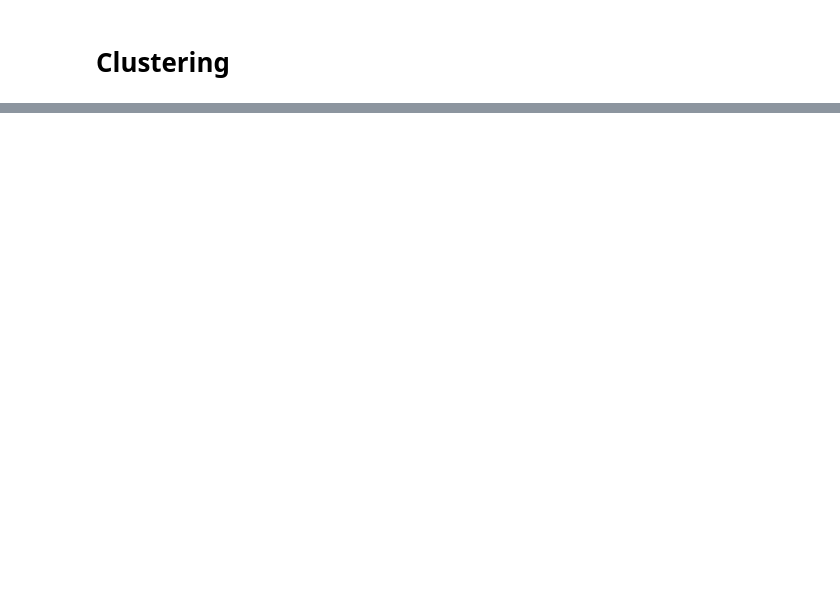
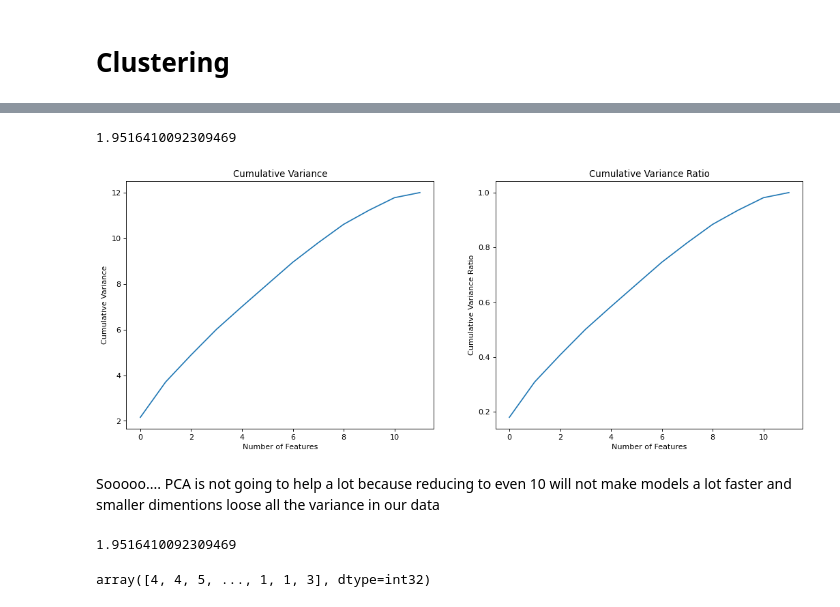
Before and after one commit to caratliff/ml-genre-assignment, a Jupyter notebook: 10 clustering/initial_clusters.ipynb, the cells around one changed output, grey strips where cells are left out. Saved outputs shown, nothing was run; the diff lists cells and outputs as text; code cells hidden in the pictures; blank space fills up the shorter version.

```diff
--- a/10 clustering/initial_clusters.ipynb
+++ b/10 clustering/initial_clusters.ipynb
@@ -66,4 +66,45 @@ Optimal number of clusters 4
 # %%
-kmeans_pca = KMeans(n_clusters=n_clusters, init='k-means++', random_state=42)
-kmeans_pca.fit(X_clust)
+kmeans_pca = KMeans(n_clusters=7, init='k-means++', random_state=42)
+kmeans_pca.fit(X_norm)
 labs_1 = kmeans_pca.labels_
+# %%
+import sklearn
+sklearn.metrics.davies_bouldin_score(X_norm, labs_1)
+# %% [output]
+1.9516410092309469
+# %%
+# PCA, we need to find out how many features we keep
+
+pca_all = PCA(n_components=12)
+principalComponents_all = pca_all.fit_transform(X_norm)
+variance = pca_all.explained_variance_
+ratio = pca_all.explained_variance_ratio_
+
+plt.figure(figsize=(16, 6), dpi=80)
+plt.subplot(1, 2, 1)
+plt.plot(list(range(len(variance))), np.cumsum(variance))
+plt.title("Cumulative Variance")
+plt.xlabel("Number of Features")
+plt.ylabel("Cumulative Variance")
+plt.subplot(1, 2, 2)
+plt.plot(list(range(len(variance))), np.cumsum(ratio))
+plt.title("Cumulative Variance Ratio")
+plt.xlabel("Number of Features")
+plt.ylabel("Cumulative Variance Ratio")
+plt.show()
+# %% [output]
+[figure, added]
+# %% [markdown]
+Sooooo.... PCA is not going to help a lot because reducing to even 10 will not make models a lot faster and smaller dimentions loose all the variance in our data
+# %%
+kmeans_pca = KMeans(n_clusters=7, init='k-means++', random_state=42)
+kmeans_pca.fit(X_norm)
+labs_2 = kmeans_pca.labels_
+
+sklearn.metrics.davies_bouldin_score(X_norm, labs_2)
+# %% [output]
+1.9516410092309469
+# %%
+labs_2
+# %% [output]
+array([4, 4, 5, ..., 1, 1, 3], dtype=int32)
```
Also changed, not shown: parts of 7 cells of this notebook, 4 other files.
